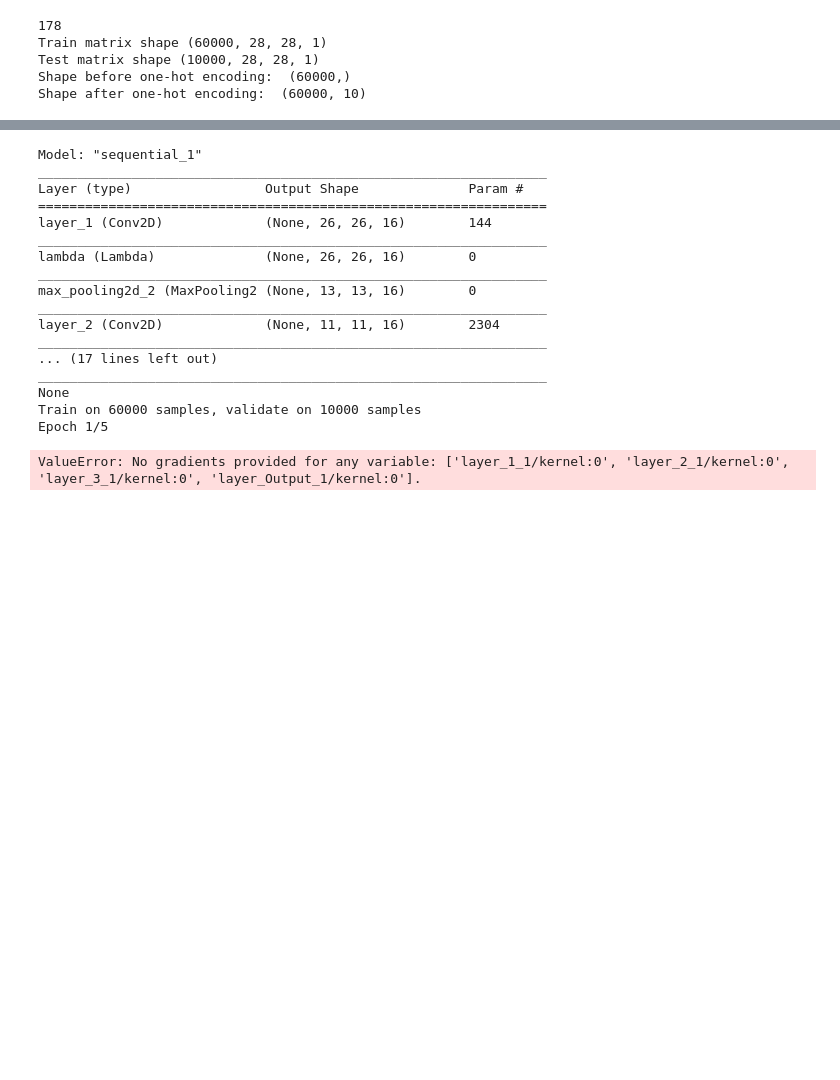
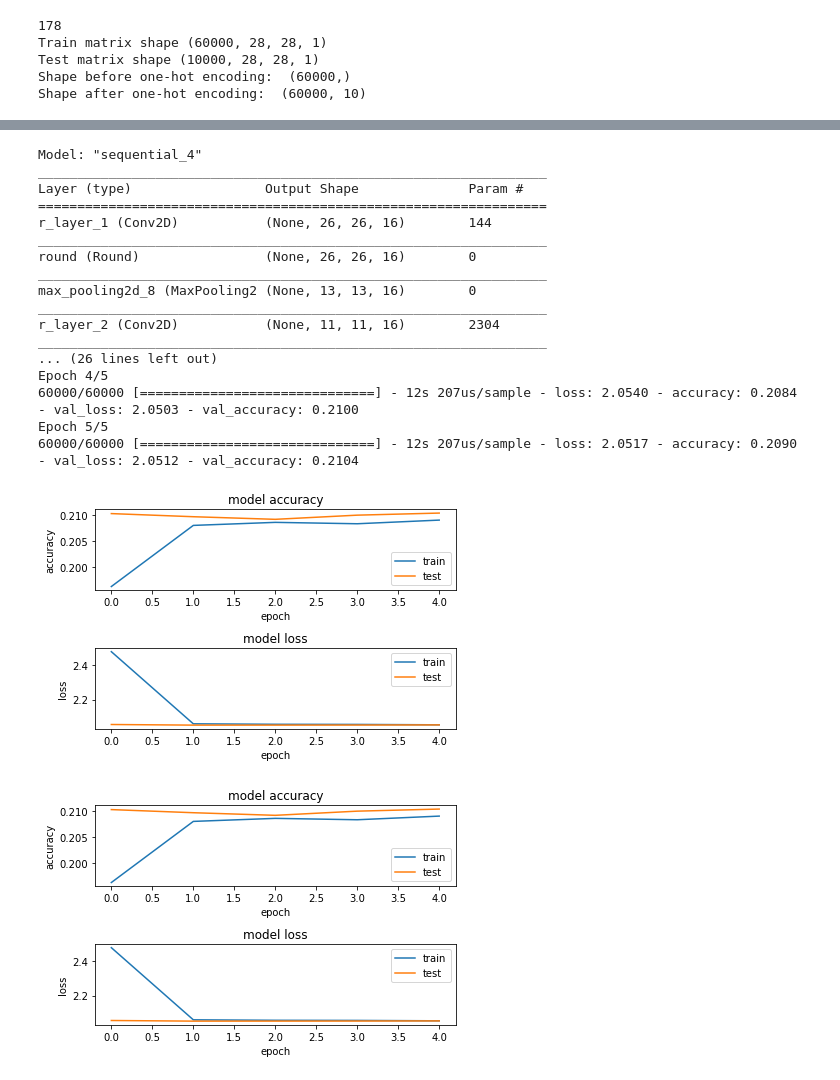
Before and after one commit to awe777/CNN-VLSI, a Jupyter notebook: cnn_compareArchRound.ipynb, the cells around one changed output, grey strips where cells are left out. Cells and saved outputs as stored; diff of their text form; code cells hidden in the pictures; blank space fills up the shorter version.

Commit message:
learning detected on rounded architecture

```diff
--- a/cnn_compareArchRound.ipynb
+++ b/cnn_compareArchRound.ipynb
@@ -126,18 +126,33 @@ Epoch 5/5
 # %%
+from tensorflow.python.keras.layers import Layer
 import keras.backend as K
-decimalpoint = 8
+
+class Round(Layer):
+
+    def __init__(self, **kwargs):
+        super(Round, self).__init__(**kwargs)
+
+    def get_output(self, train=False):
+        X = self.get_input(train)
+        return K.round(X * 256) / 256.0
+
+    def get_config(self):
+        config = {"name": self.__class__.__name__}
+        base_config = super(Round, self).get_config()
+        return dict(list(base_config.items()) + list(config.items()))
+
 model_rounded = tf.keras.models.Sequential([
-    tf.keras.layers.Conv2D(16, (3,3), use_bias=False, activation=tf.nn.relu,input_shape=(28,28,1), name='layer_1'),
-    tf.keras.layers.Lambda(lambda x: K.round(x * (2 ** decimalpoint)) / (2.0 ** decimalpoint)),
+    tf.keras.layers.Conv2D(16, (3,3), use_bias=False, activation=tf.nn.relu,input_shape=(28,28,1), name='r_layer_1'),
+    Round(),
     tf.keras.layers.MaxPooling2D(pool_size=(2, 2)),
-    tf.keras.layers.Conv2D(16, (3,3), use_bias=False, activation=tf.nn.relu, name='layer_2'),
-    tf.keras.layers.Lambda(lambda x: K.round(x * (2 ** decimalpoint)) / (2.0 ** decimalpoint)),
+    tf.keras.layers.Conv2D(16, (3,3), use_bias=False, activation=tf.nn.relu, name='r_layer_2'),
+    Round(),
     tf.keras.layers.MaxPooling2D(pool_size=(2, 2)),
     tf.keras.layers.Flatten(),
-    tf.keras.layers.Dense(10, use_bias=False, activation=tf.nn.relu, name='layer_3'),
-    tf.keras.layers.Lambda(lambda x: K.round(x * (2 ** decimalpoint)) / (2.0 ** decimalpoint)),
-    tf.keras.layers.Dense(10, use_bias=False, activation=tf.nn.softmax, name='layer_Output'),
-    tf.keras.layers.Lambda(lambda x: K.round(x * (2 ** decimalpoint)) / (2.0 ** decimalpoint)),
+    tf.keras.layers.Dense(10, use_bias=False, activation=tf.nn.relu, name='r_layer_3'),
+    Round(),
+    tf.keras.layers.Dense(10, use_bias=False, activation=tf.nn.softmax, name='r_layer_Output'),
+    Round(),
 ])
 
 # compile the models
@@ -145,7 +160,6 @@ model_rounded.compile(optimizer='adam',
               loss='categorical_crossentropy',
               metrics=['accuracy'])
 print(model_rounded.summary())
-
 # training the model and saving metrics in history
 history_rounded = model_rounded.fit(x_train, y_train,
           batch_size=128, epochs=5,
@@ -153,41 +167,42 @@ history_rounded = model_rounded.fit(x_train, y_train,
           validation_data=(x_test, y_test))
 # plotting the metrics
 fig = plt.figure()
 plt.subplot(2,1,1)
 plt.plot(history_rounded.history['accuracy'])
 plt.plot(history_rounded.history['val_accuracy'])
 plt.title('model accuracy')
 plt.ylabel('accuracy')
 plt.xlabel('epoch')
 plt.legend(['train', 'test'], loc='lower right')
 
 plt.subplot(2,1,2)
 plt.plot(history_rounded.history['loss'])
 plt.plot(history_rounded.history['val_loss'])
 plt.title('model loss')
 plt.ylabel('loss')
 plt.xlabel('epoch')
 plt.legend(['train', 'test'], loc='upper right')
 
 plt.tight_layout()
 
 fig
 # %% [output]
-Model: "sequential_1"
+Model: "sequential_4"
 _________________________________________________________________
 Layer (type)                 Output Shape              Param #
 =================================================================
-layer_1 (Conv2D)             (None, 26, 26, 16)        144
+r_layer_1 (Conv2D)           (None, 26, 26, 16)        144
 _________________________________________________________________
-lambda (Lambda)              (None, 26, 26, 16)        0
+round (Round)                (None, 26, 26, 16)        0
 _________________________________________________________________
-max_pooling2d_2 (MaxPooling2 (None, 13, 13, 16)        0
+max_pooling2d_8 (MaxPooling2 (None, 13, 13, 16)        0
 _________________________________________________________________
-layer_2 (Conv2D)             (None, 11, 11, 16)        2304
+r_layer_2 (Conv2D)           (None, 11, 11, 16)        2304
 _________________________________________________________________
-... (17 lines left out)
-_________________________________________________________________
-None
-Train on 60000 samples, validate on 10000 samples
-Epoch 1/5
+... (26 lines left out)
+Epoch 4/5
+60000/60000 [==============================] - 12s 207us/sample - loss: 2.0540 - accuracy: 0.2084 - val_loss: 2.0503 - val_accuracy: 0.2100
+Epoch 5/5
+60000/60000 [==============================] - 12s 207us/sample - loss: 2.0517 - accuracy: 0.2090 - val_loss: 2.0512 - val_accuracy: 0.2104
-ValueError: No gradients provided for any variable: ['layer_1_1/kernel:0', 'layer_2_1/kernel:0', 'layer_3_1/kernel:0', 'layer_Output_1/kernel:0'].
+[figure, added]
+[figure, added]
```
Also changed, not shown: parts of 1 cell of this notebook.
